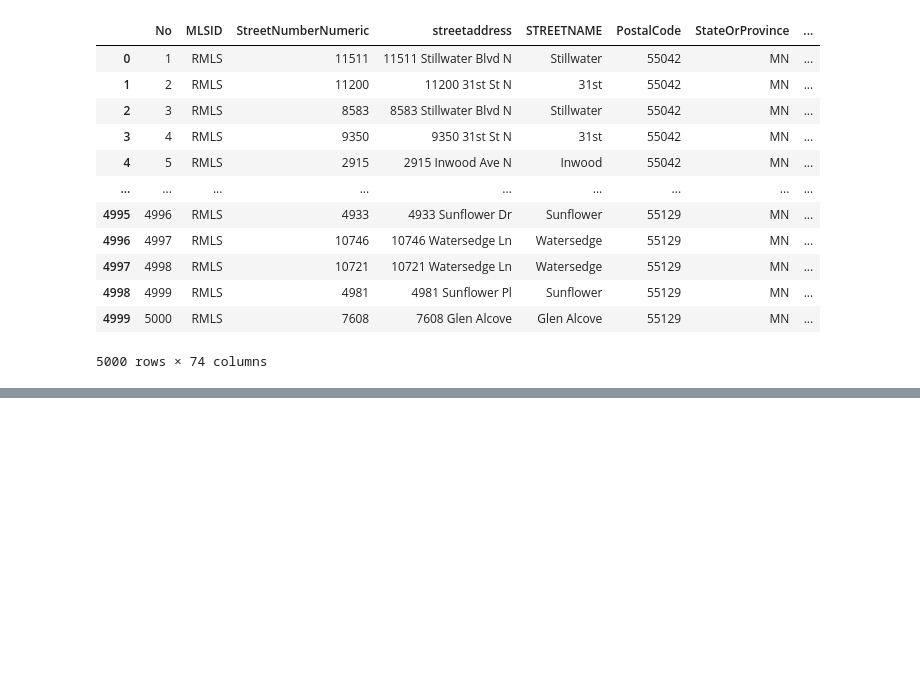
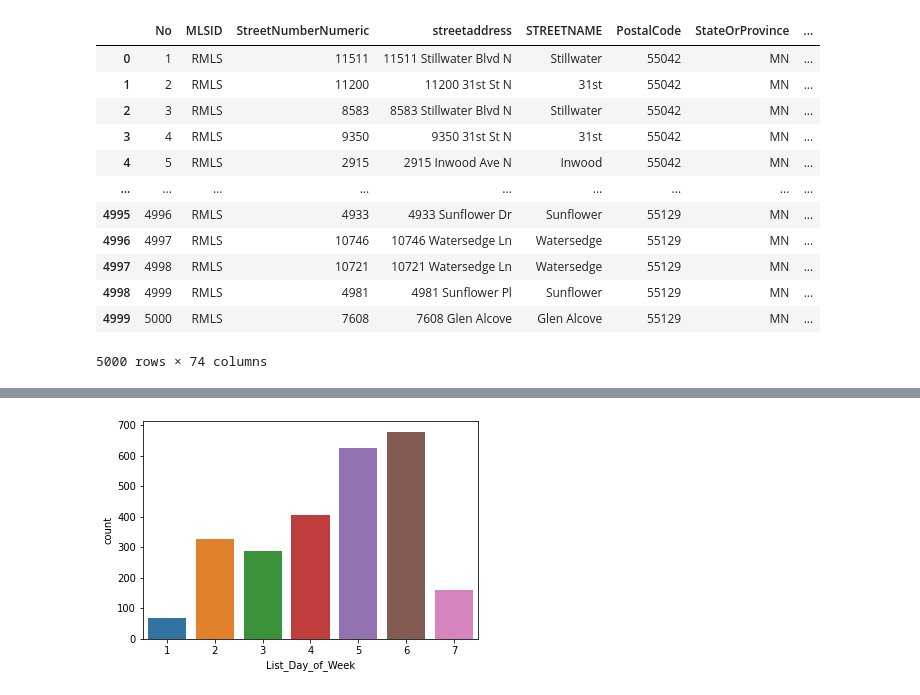
Before and after one commit to cuongpiger/CSC_Big_Data_in_Machine_Learning, a Jupyter notebook: Chapter 05. Data Pre-processing/demo1.ipynb, the cells around one changed output, grey strips where cells are left out. Saved outputs shown, nothing was run; the diff lists cells and outputs as text; code cells hidden in the pictures; blank space fills up the shorter version.

```diff
--- a/Chapter 05. Data Pre-processing/demo1.ipynb
+++ b/Chapter 05. Data Pre-processing/demo1.ipynb
@@ -46,3 +46,9 @@ df.toPandas()
 | 4998 | 4999 | RMLS | 4981 | 4981 Sunflower Pl | Sunflower | 55129 | MN | ... |
 | 4999 | 5000 | RMLS | 7608 | 7608 Glen Alcove | Glen Alcove | 55129 | MN | ... |
 5000 rows × 74 columns
+# %%
+df = df.withColumn('TSQFT', (df['SQFTBELOWGROUND'] + df['SQFTABOVEGROUND']))
+df = df.withColumn('PRICEPERTSQFT', (df['LISTPRICE']/df['TSQFT']))
+df = df.withColumn('DAYSONMARKET', datediff('OFFMARKETDATE', 'LISTDATE'))
+
+df.toPandas()
@@ -48,0 +69,5 @@ df.toPandas()
+# %%
+acres_to_sqfeet = 43560
+df = df.withColumn('LOT_SIZE_SQFT', df['ACRES'] * acres_to_sqfeet)
+
+df = df.withColumn('YARD_SIZE', df['LOT_SIZE_SQFT'] - df['FOUNDATIONSIZE'])
@@ -48,0 +88,6 @@ df.toPandas()
+# %%
+func = udf(lambda x: datetime.strptime(x, '%m/%d/%Y %H:%M'), DateType())
+df = df.withColumn('LISTDATE_new', func(col('LISTDATE')))
+
+df = df.withColumn('List_Day_of_Week', dayofweek('LISTDATE_new'))
+sample_df = df.sample(False, 0.5, 42).toPandas()
@@ -48,0 +119,5 @@ df.toPandas()
+# %%
+ax = sns.countplot(x='List_Day_of_Week', data=sample_df)
+plt.show()
+# %% [output]
+[figure, added]
```
Also changed, not shown: parts of 8 cells of this notebook.
